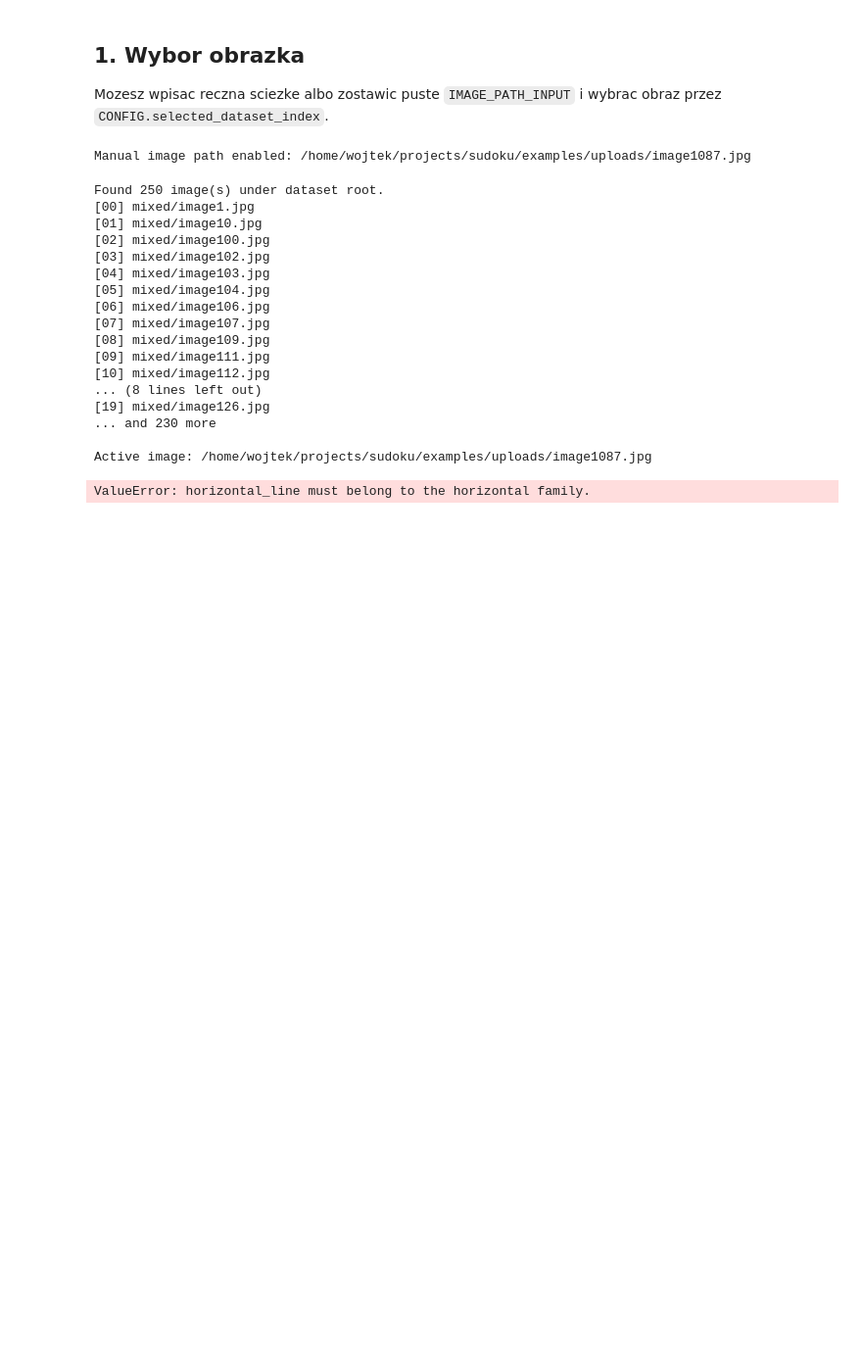
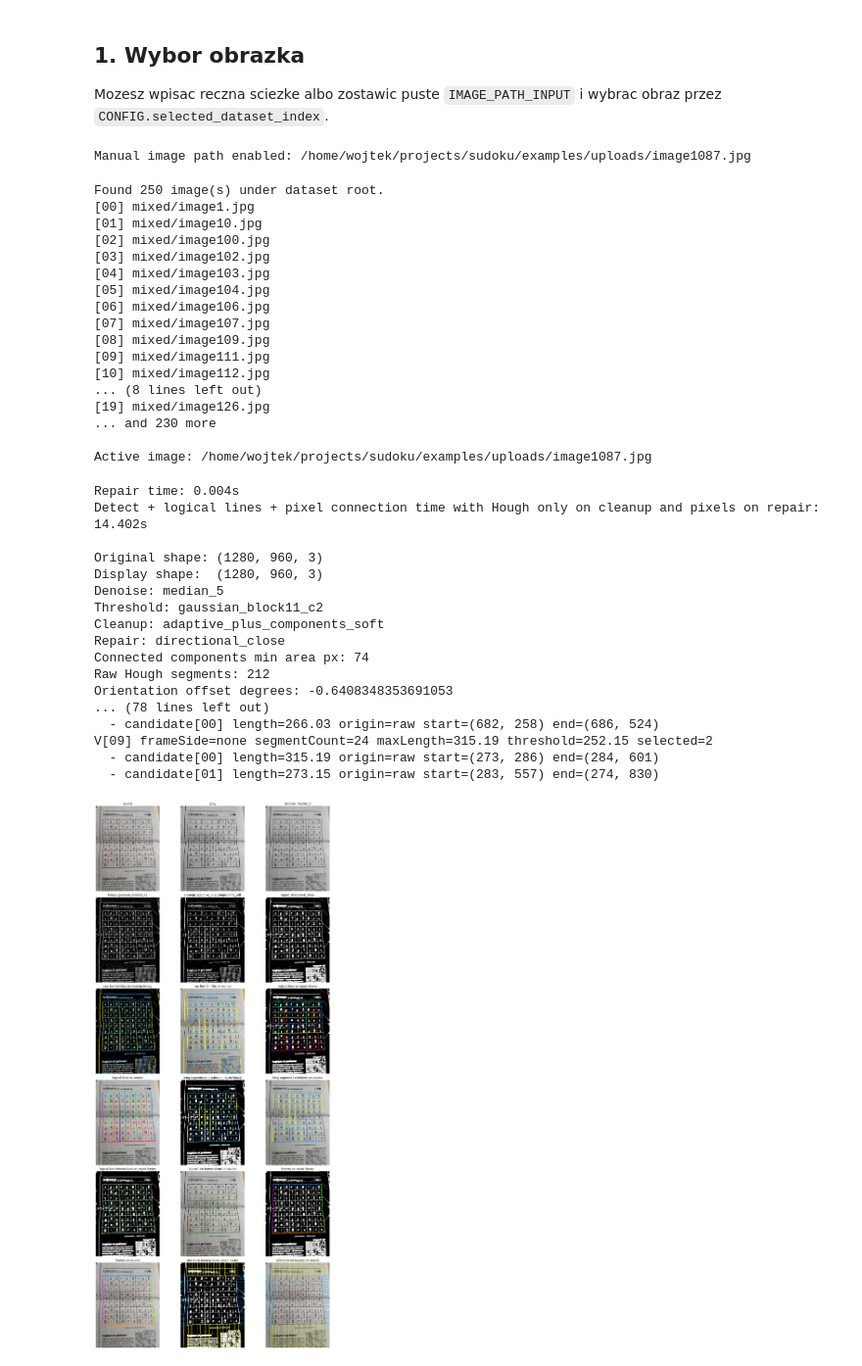
Before and after one commit to ML-Experts/sudoku, a Jupyter notebook: src/MachineLearning/draft/raw_line_family_only/raw_line_family_only_experiment.ipynb, the cells around one changed output. Shown at 98% size. Drawn from its saved outputs; the diff is of its cells as text; code cells hidden in the pictures; blank space fills up the shorter version.

```diff
--- a/src/MachineLearning/draft/raw_line_family_only/raw_line_family_only_experiment.ipynb
+++ b/src/MachineLearning/draft/raw_line_family_only/raw_line_family_only_experiment.ipynb
@@ -41,6 +42,7 @@ API = bootstrap.load_raw_line_family_only_api()
 ExperimentConfig = API.ExperimentConfig
 REPO_ROOT = API.REPO_ROOT
 RawLineFamilyArtifacts = pipeline.RawLineFamilyArtifacts
+build_raw_line_family_plot_items = pipeline.build_raw_line_family_plot_items
 configure_manual_image_path = pipeline.configure_manual_image_path
 describe_raw_line_family_artifacts = pipeline.describe_raw_line_family_artifacts
 resolve_active_image_selection = pipeline.resolve_active_image_selection
@@ -189,6 +191,20 @@ PIXEL_RENDER_BINARY_NAME = (
 BINARY_LOGICAL_LINE_OVERLAY, SOURCE_LOGICAL_LINE_OVERLAY = API.build_logical_line_overlays(
     DISPLAY_BGR,
     PIXEL_CONNECTION_BINARY,
+    FINAL_LINE_FAMILY_RESULT,
+    CONFIG,
+)
+(
+    BINARY_LONG_SEGMENT_CANDIDATE_OVERLAY,
+    SOURCE_LONG_SEGMENT_CANDIDATE_OVERLAY,
+) = API.build_long_segment_candidate_overlays(
+    DISPLAY_BGR,
+    PIXEL_CONNECTION_BINARY,
+    FINAL_LINE_FAMILY_RESULT,
+    CONFIG,
+)
+LONG_SEGMENT_CANDIDATE_BOARD = API.build_long_segment_candidate_board(
+    DISPLAY_BGR,
     FINAL_LINE_FAMILY_RESULT,
     CONFIG,
 )
@@ -238,63 +254,53 @@ ARTIFACTS = RawLineFamilyArtifacts(
     source_family_overlay=SOURCE_FAMILY_OVERLAY,
     binary_logical_line_overlay=BINARY_LOGICAL_LINE_OVERLAY,
     source_logical_line_overlay=SOURCE_LOGICAL_LINE_OVERLAY,
+    binary_long_segment_candidate_overlay=BINARY_LONG_SEGMENT_CANDIDATE_OVERLAY,
+    source_long_segment_candidate_overlay=SOURCE_LONG_SEGMENT_CANDIDATE_OVERLAY,
+    long_segment_candidate_board=LONG_SEGMENT_CANDIDATE_BOARD,
     binary_logical_line_intersection_overlay=(
         BINARY_LOGICAL_LINE_INTERSECTION_OVERLAY
     ),
     source_logical_line_intersection_overlay=(
         SOURCE_LOGICAL_LINE_INTERSECTION_OVERLAY
     ),
     binary_frame_overlay=BINARY_FRAME_OVERLAY,
     source_frame_overlay=SOURCE_FRAME_OVERLAY,
     binary_tolerance_rectangle_overlay=BINARY_TOLERANCE_RECTANGLE_OVERLAY,
     source_tolerance_rectangle_overlay=SOURCE_TOLERANCE_RECTANGLE_OVERLAY,
 )
 
 print(f"Repair time: {repair_elapsed_s:.3f}s")
 print(
     "Detect + logical lines + pixel connection time "
     f"with Hough only on cleanup and pixels on {PIXEL_CONNECTION_BINARY_NAME}: "
     f"{full_detection_elapsed_s:.3f}s"
 )
 print()
 
 for line in describe_raw_line_family_artifacts(ARTIFACTS):
     print(line)
 
 API.plot_named_images(
-    [
-        (f"cleanup: {CLEANUP_NAME}", CLEAN_BINARY, False),
-        ("raw line families on cleanup", CLEANUP_BINARY_FAMILY_OVERLAY, True),
-        ("raw line families on source", SOURCE_FAMILY_OVERLAY, True),
-        (f"repair: {REPAIR_NAME}", REPAIRED_BINARY, False),
-        (PIXEL_RENDER_BINARY_NAME, PIXEL_CONNECTION_BINARY, False),
-        (
-            f"logical lines on {PIXEL_CONNECTION_BINARY_NAME} binary",
-            BINARY_LOGICAL_LINE_OVERLAY,
-            True,
-        ),
-        ("logical lines on source", SOURCE_LOGICAL_LINE_OVERLAY, True),
-        (
-            f"logical line intersections on {PIXEL_CONNECTION_BINARY_NAME} binary",
-            BINARY_LOGICAL_LINE_INTERSECTION_OVERLAY,
-            True,
-        ),
-        (
-            "logical line intersections on source",
-            SOURCE_LOGICAL_LINE_INTERSECTION_OVERLAY,
-            True,
-        ),
-        (f"frames on {PIXEL_CONNECTION_BINARY_NAME} binary", BINARY_FRAME_OVERLAY, True),
-        ("frames on source", SOURCE_FRAME_OVERLAY, True),
-        (
-            f"tolerance rectangles on {PIXEL_CONNECTION_BINARY_NAME} binary",
-            BINARY_TOLERANCE_RECTANGLE_OVERLAY,
-            True,
-        ),
-        ("tolerance rectangles on source", SOURCE_TOLERANCE_RECTANGLE_OVERLAY, True),
-    ],
+    build_raw_line_family_plot_items(ARTIFACTS),
     columns=3,
     figure_scale=5.5,
 )
 # %% [output]
-ValueError: horizontal_line must belong to the horizontal family.
+Repair time: 0.004s
+Detect + logical lines + pixel connection time with Hough only on cleanup and pixels on repair: 14.402s
+
+Original shape: (1280, 960, 3)
+Display shape:  (1280, 960, 3)
+Denoise: median_5
+Threshold: gaussian_block11_c2
+Cleanup: adaptive_plus_components_soft
+Repair: directional_close
+Connected components min area px: 74
+Raw Hough segments: 212
+Orientation offset degrees: -0.6408348353691053
+... (78 lines left out)
+  - candidate[00] length=266.03 origin=raw start=(682, 258) end=(686, 524)
+V[09] frameSide=none segmentCount=24 maxLength=315.19 threshold=252.15 selected=2
+  - candidate[00] length=315.19 origin=raw start=(273, 286) end=(284, 601)
+  - candidate[01] length=273.15 origin=raw start=(283, 557) end=(274, 830)
+[figure, added]
```
Also changed, not shown: parts of 1 cell of this notebook, 4 other files.
